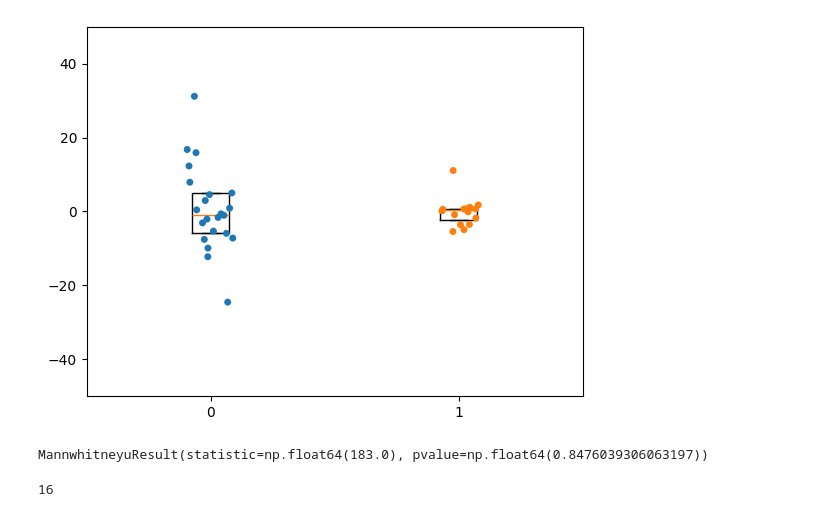
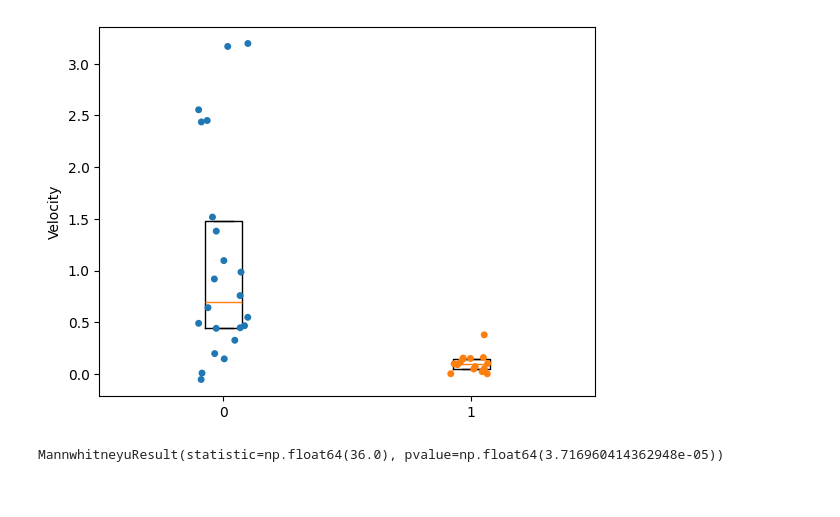
Before and after one commit to chrisjdallmann/roadrunner, a Jupyter notebook: code/p2x2_analysis.ipynb, the cells around one changed output. Saved outputs shown, nothing was run; the diff lists cells and outputs as text; code cells hidden in the pictures.

```diff
--- a/code/p2x2_analysis.ipynb
+++ b/code/p2x2_analysis.ipynb
@@ -11,12 +12,12 @@ import matplotlib.pyplot as plt
 import seaborn as sns
 # %%
 # Set parameters and load data
-data_dir = r'Z:/Data/Roadrunner/'
+data_dir = r'../data/'
 sampling_rate = 50 # Hz
 filter_size = 0.3 # s
 
 color_ctrl = [0,0,0]
-color_rr = [0/255, 174/255, 239/255]
+color_rrn = [0/255, 174/255, 239/255]
 # %%
 def compute_mean_time_series(df,parameter_name,animal_ids,filter_size):
 
@@ -123,42 +124,37 @@ Animal 22: 20
 # %%
 # Plot means of mean time series
 
 # Settings
-parameter_name = "angular_velocity"
+parameter_name = "forward_velocity"
 start = 2 # s
 end = 15 # s
 
 # Compute means
-dataset = 'treadmill_empty_p2x2.csv'
+dataset = 'treadmill_rrn_p2x2_control.csv'
 df = pd.read_csv(data_dir+dataset)
 df = df[(df.time>start) & (df.time<=end)]
 animal_ids = df.animal_id.unique().tolist()
 mean_time_series = compute_mean_time_series(df, parameter_name, animal_ids, filter_size*sampling_rate)
 means_ctrl = np.mean(mean_time_series,axis=0)
 
-dataset = 'treadmill_rr_p2x2.csv'
+dataset = 'treadmill_rrn_p2x2.csv'
 df = pd.read_csv(data_dir+dataset)
 df = df[(df.time>start) & (df.time<=end)]
 animal_ids = df.animal_id.unique().tolist()
 mean_time_series = compute_mean_time_series(df, parameter_name, animal_ids, filter_size*sampling_rate)
-means_rr = np.mean(mean_time_series,axis=0)
+means_rrn = np.mean(mean_time_series,axis=0)
 
 # Plot means
-plt.boxplot([means_rr,means_ctrl], positions=[0,1], showfliers=False, whis=0)
-sns.stripplot([means_rr,means_ctrl])
-#plt.ylim([-50,50])
-plt.savefig(r'C:\Users\Chris\Desktop\figure.eps')
+plt.boxplot([means_rrn,means_ctrl], positions=[0,1], showfliers=False, whis=0)
+sns.stripplot([means_rrn,means_ctrl])
+plt.ylabel('Velocity')
 plt.show()
 
 # Mann-Whitney U test for non-normally distributed (nonparametric) data
-stats.mannwhitneyu(means_ctrl,means_rr)
+stats.mannwhitneyu(means_ctrl,means_rrn)
 # %% [output]
-[figure, old version]
+[figure, new version]
-MannwhitneyuResult(statistic=np.float64(183.0), pvalue=np.float64(0.8476039306063197))
+MannwhitneyuResult(statistic=np.float64(36.0), pvalue=np.float64(3.716960414362948e-05))
-# %%
-len(means_ctrl)
-# %% [output]
-16
 # %%
 # Read out number of trials per animal
 n_trials = []
```
Also changed, not shown: parts of 4 cells of this notebook, 5 other files.
